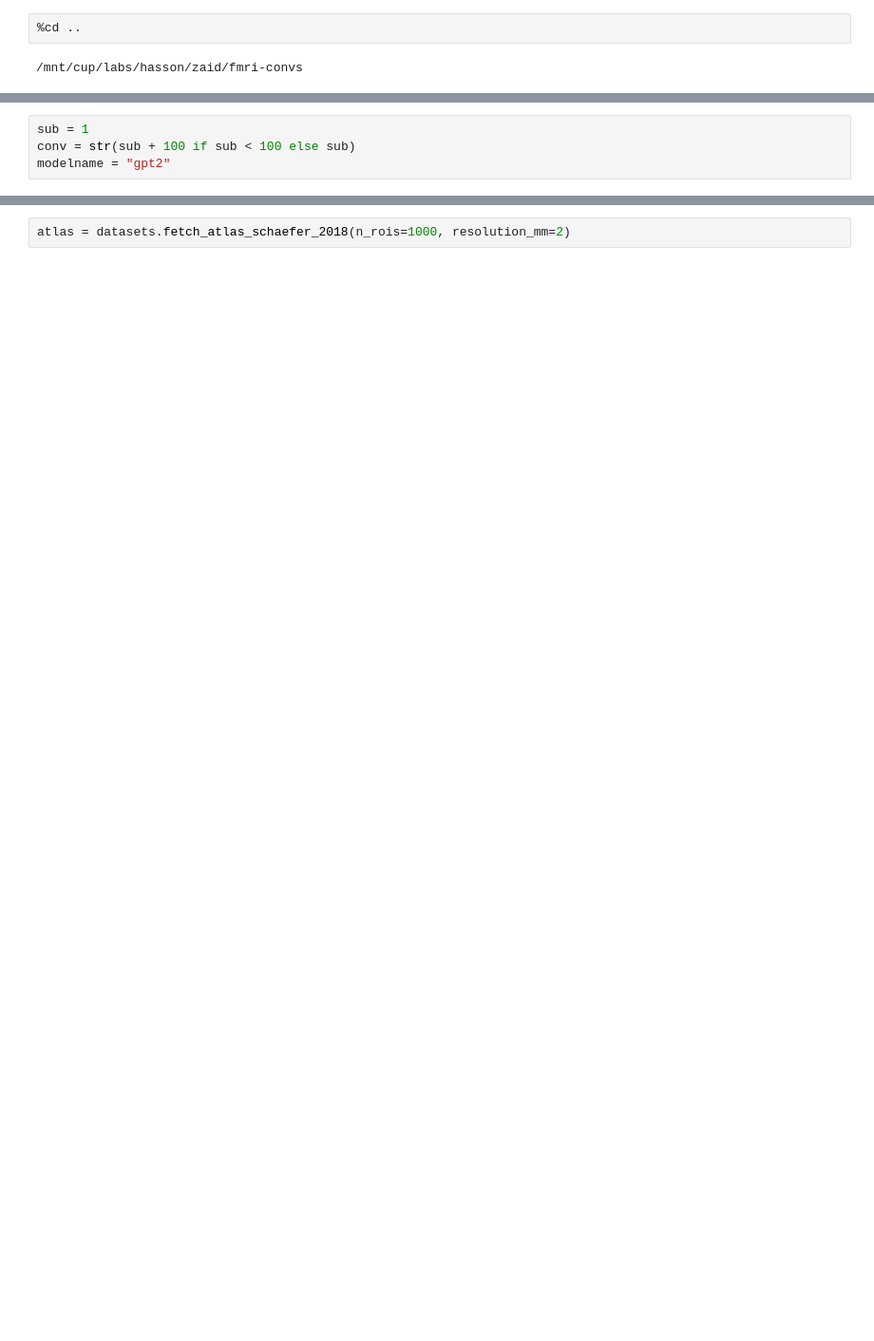
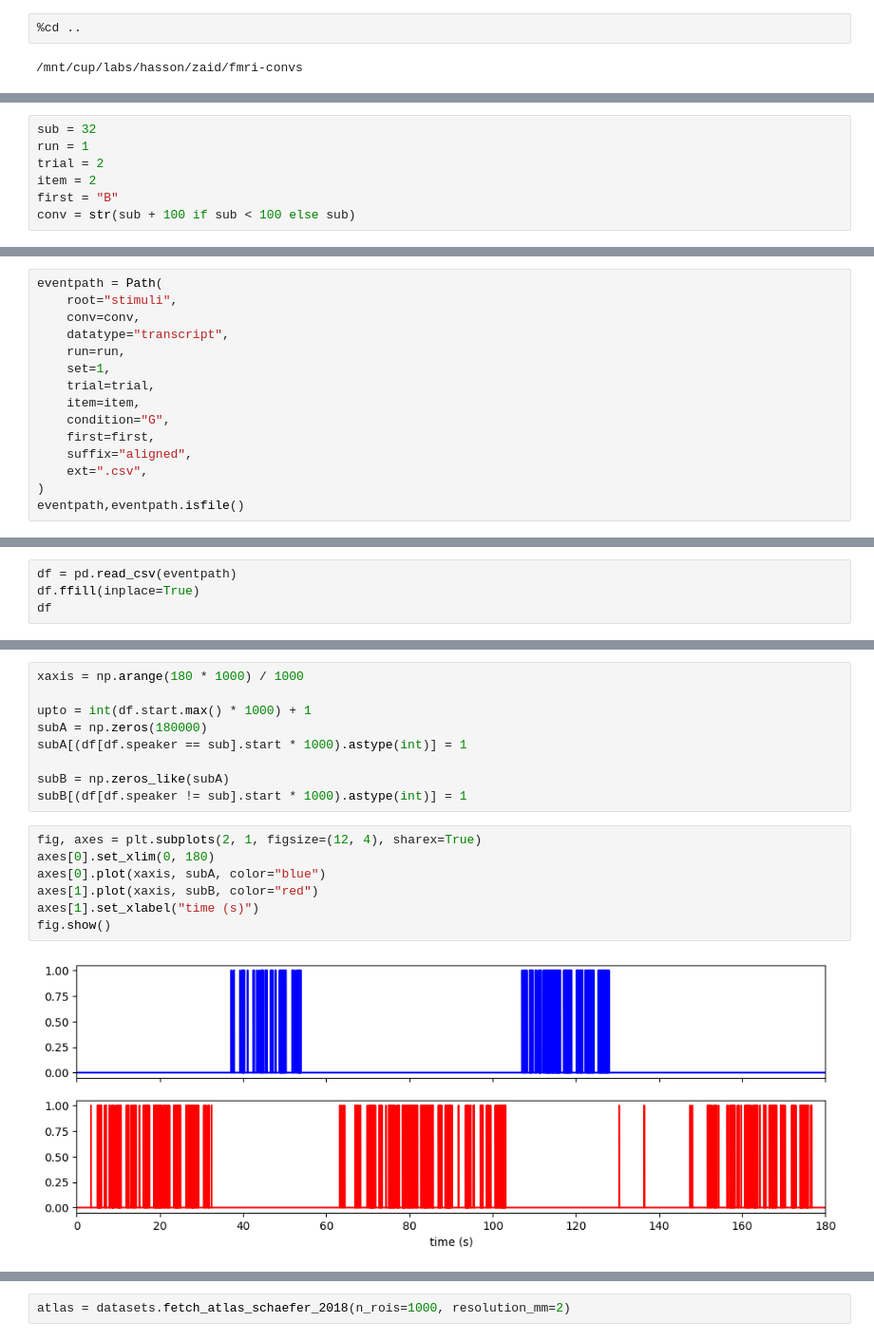
Before and after one commit to YeajuDianaKim394/EncodingModels, a Jupyter notebook: code/visualization.ipynb, the cells around one changed output, grey strips where cells are left out. Shown at 95% size. Saved outputs shown, nothing was run; the diff lists cells and outputs as text; blank space fills up the shorter version.

```diff
--- a/code/visualization.ipynb
+++ b/code/visualization.ipynb
@@ -21,4 +23,7 @@ from constants import RUNS, NRUNS, TR
 # %%
-sub = 1
+sub = 32
+run = 1
+trial = 2
+item = 2
+first = "B"
 conv = str(sub + 100 if sub < 100 else sub)
-modelname = "gpt2"
@@ -67,0 +30,15 @@ dft2
+# %%
+eventpath = Path(
+    root="stimuli",
+    conv=conv,
+    datatype="transcript",
+    run=run,
+    set=1,
+    trial=trial,
+    item=item,
+    condition="G",
+    first=first,
+    suffix="aligned",
+    ext=".csv",
+)
+eventpath,eventpath.isfile()
@@ -67,0 +48,4 @@ dft2
+# %%
+df = pd.read_csv(eventpath)
+df.ffill(inplace=True)
+df
@@ -67,0 +70,18 @@ dft2
+# %%
+xaxis = np.arange(180 * 1000) / 1000
+
+upto = int(df.start.max() * 1000) + 1
+subA = np.zeros(180000)
+subA[(df[df.speaker == sub].start * 1000).astype(int)] = 1
+
+subB = np.zeros_like(subA)
+subB[(df[df.speaker != sub].start * 1000).astype(int)] = 1
+# %%
+fig, axes = plt.subplots(2, 1, figsize=(12, 4), sharex=True)
+axes[0].set_xlim(0, 180)
+axes[0].plot(xaxis, subA, color="blue")
+axes[1].plot(xaxis, subB, color="red")
+axes[1].set_xlabel("time (s)")
+fig.show()
+# %% [output]
+[figure, added]
```
Also changed, not shown: parts of 20 cells of this notebook, 8 other files.
